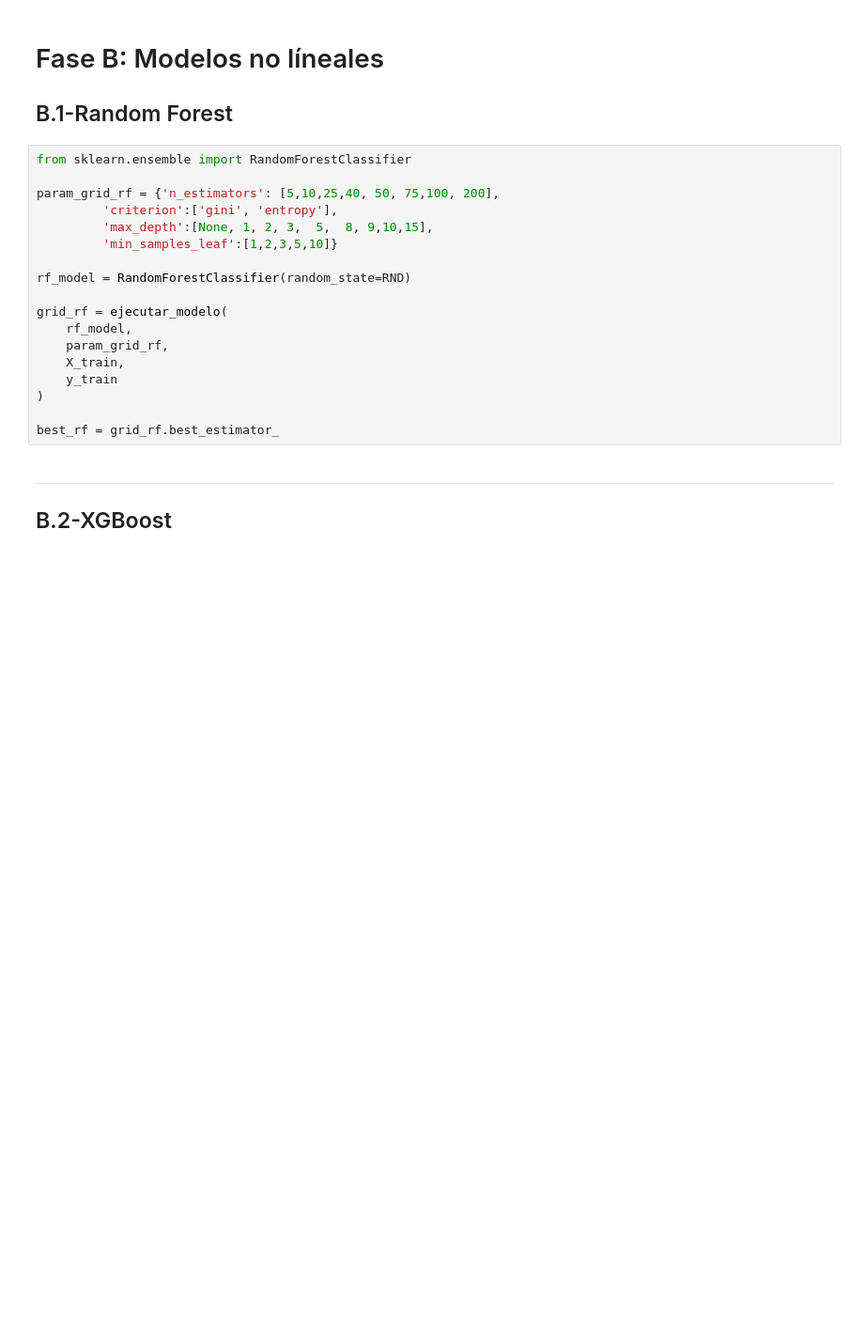
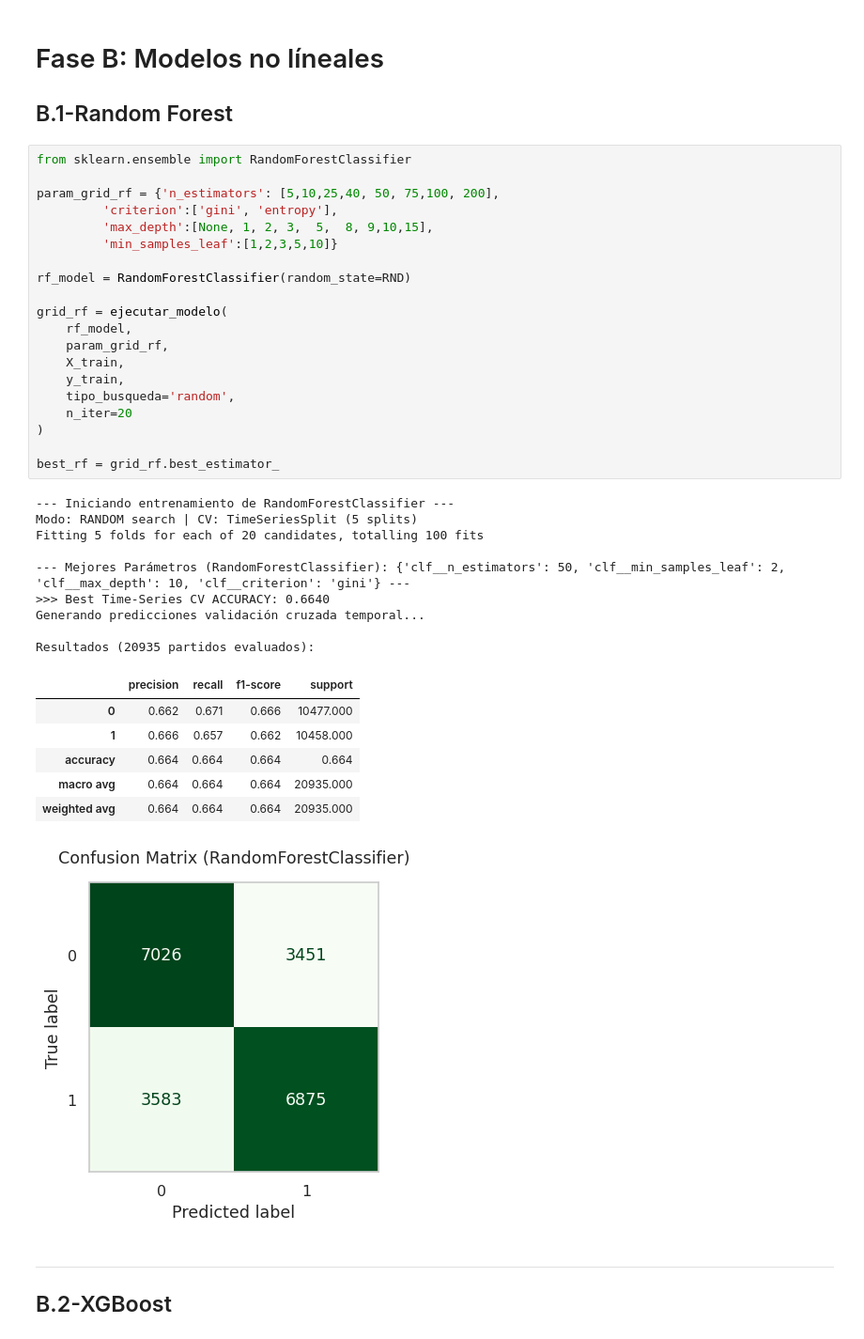
Before and after one commit to Sterrysx/Tennis-ML-APA, a Jupyter notebook: notebooks/02_ajuste_y_conclusiones.ipynb, the cells around one changed output. Shown at 94% size. Saved outputs shown, nothing was run; the diff lists cells and outputs as text; blank space fills up the shorter version.

Commit message:
time series split

```diff
--- a/notebooks/02_ajuste_y_conclusiones.ipynb
+++ b/notebooks/02_ajuste_y_conclusiones.ipynb
@@ -704,21 +785,40 @@ best_svm = grid_svm.best_estimator_
 # %%
 from sklearn.ensemble import RandomForestClassifier
 
 param_grid_rf = {'n_estimators': [5,10,25,40, 50, 75,100, 200],
          'criterion':['gini', 'entropy'],
          'max_depth':[None, 1, 2, 3,  5,  8, 9,10,15],
          'min_samples_leaf':[1,2,3,5,10]}
 
 rf_model = RandomForestClassifier(random_state=RND)
 
 grid_rf = ejecutar_modelo(
     rf_model,
     param_grid_rf,
     X_train,
-    y_train
+    y_train,
+    tipo_busqueda='random',
+    n_iter=20
 )
 
 best_rf = grid_rf.best_estimator_
+# %% [output]
+--- Iniciando entrenamiento de RandomForestClassifier ---
+Modo: RANDOM search | CV: TimeSeriesSplit (5 splits)
+Fitting 5 folds for each of 20 candidates, totalling 100 fits
+
+--- Mejores Parámetros (RandomForestClassifier): {'clf__n_estimators': 50, 'clf__min_samples_leaf': 2, 'clf__max_depth': 10, 'clf__criterion': 'gini'} ---
+>>> Best Time-Series CV ACCURACY: 0.6640
+Generando predicciones validación cruzada temporal...
+
+Resultados (20935 partidos evaluados):
+|  | precision | recall | f1-score | support |
+| 0 | 0.662 | 0.671 | 0.666 | 10477.000 |
+| 1 | 0.666 | 0.657 | 0.662 | 10458.000 |
+| accuracy | 0.664 | 0.664 | 0.664 | 0.664 |
+| macro avg | 0.664 | 0.664 | 0.664 | 20935.000 |
+| weighted avg | 0.664 | 0.664 | 0.664 | 20935.000 |
+[figure, added]
 # %% [markdown]
 ---
 
```
Also changed, not shown: parts of 10 cells of this notebook, 1 other file.
